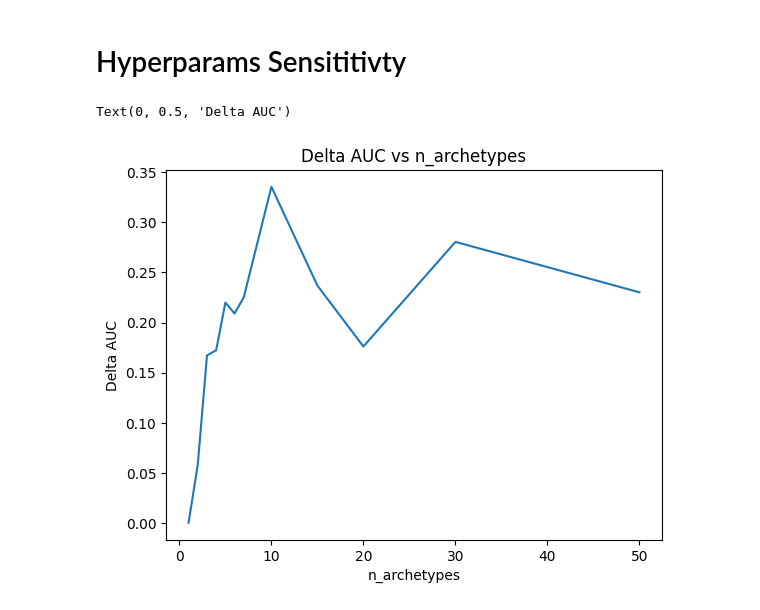
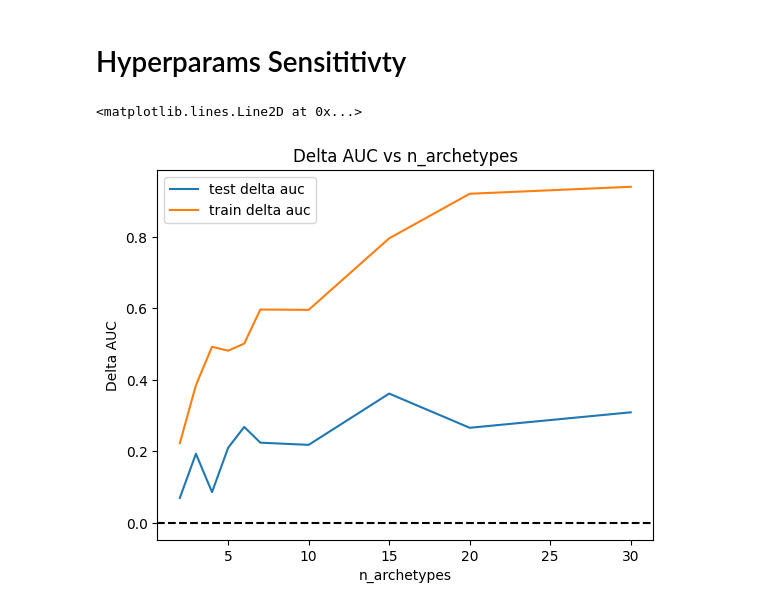
Before and after one commit to AlanGanem/heterogeneous-metric-learning, a Jupyter notebook: examples/HML Examples.ipynb, the cells around one changed output. Cells and saved outputs as stored; diff of their text form; code cells hidden in the pictures.

```diff
--- a/examples/HML Examples.ipynb
+++ b/examples/HML Examples.ipynb
@@ -167,4 +154,6 @@ test_df.loc[:, ["umap0","umap1"]] = umap.transform( forest_ensemble.apply(X_test
 CAT_FEATURES
 # %% [output]
 ['HomePlanet', 'CryoSleep', 'Destination', 'VIP', 'Cabin0', 'Cabin2']
+# %%
+test_df["model_score"] = forest_ensemble.predict_proba(X_test)[:,1]
 # %%
@@ -225,0 +222,3 @@ Delta AUC (0 to 100): 0.341
+# %%
+linear_model = make_pipeline(QuantileTransformer(),LogisticRegression())
+split_ensemble = RandomForestClassifier(n_jobs = -1)
@@ -225,0 +268,16 @@ Delta AUC (0 to 100): 0.341
+# %%
+np.random.seed(42)
+linear_model.fit(X_train, y_train)
+
+baseline_auc_test = roc_auc_score(test_df[TARGET], linear_model.predict_proba(X_test)[:,1])
+baseline_auc_train = roc_auc_score(train_df[TARGET], linear_model.predict_proba(X_train)[:,1])
+
+
+plt.plot(cluster_sizes, [100*(a-baseline_auc_test) for a in aucs_test], label = "test delta auc")
+plt.plot(cluster_sizes, [100*(a-baseline_auc_train) for a in aucs_train], label = "train delta auc")
+
+plt.legend()
+plt.title("Delta AUC vs n_archetypes using linear model as final estimator")
+plt.xlabel("n_archetypes")
+plt.ylabel("Delta AUC")
+plt.axhline(0, ls = '--', color = "black")
@@ -226,9 +287,12 @@ Delta AUC (0 to 100): 0.341
 # %% [markdown]
 # Hyperparams Sensititivty
 # %%
-split_ensemble = LGBMClassifier()
-#split_ensemble = RandomForestClassifier()
+from sklearn.linear_model import LogisticRegression, LogisticRegressionCV
+from sklearn.preprocessing import QuantileTransformer
+split_ensemble = LGBMClassifier(n_jobs = -1)
+#split_ensemble = RandomForestClassifier(n_jobs = -1, min_samples_leaf=1)
 
-regular_ensemble = LGBMClassifier()
-#regular_ensemble = RandomForestClassifier()
+regular_ensemble = LGBMClassifier(n_jobs = -1)
+#regular_ensemble = make_pipeline(QuantileTransformer(), LogisticRegression(C = 0.01))
+#regular_ensemble = RandomForestClassifier(n_jobs = -1, min_samples_leaf=1)
 # %%
@@ -275,11 +341,19 @@ for c in tqdm(cluster_sizes):
 # %%
-baseline_auc = roc_auc_score(test_df[TARGET], test_df["naive_pred"])
+np.random.seed(42)
+regular_ensemble.fit(X_train, y_train)
 
-plt.plot(cluster_sizes, [100*(a-baseline_auc) for a in aucs])
+baseline_auc_test = roc_auc_score(test_df[TARGET], regular_ensemble.predict_proba(X_test)[:,1])
+baseline_auc_train = roc_auc_score(train_df[TARGET], regular_ensemble.predict_proba(X_train)[:,1])
 
+
+plt.plot(cluster_sizes, [100*(a-baseline_auc_test) for a in aucs_test], label = "test delta auc")
+plt.plot(cluster_sizes, [100*(a-baseline_auc_train) for a in aucs_train], label = "train delta auc")
+
+plt.legend()
 plt.title("Delta AUC vs n_archetypes")
 plt.xlabel("n_archetypes")
 plt.ylabel("Delta AUC")
+plt.axhline(0, ls = '--', color = "black")
 # %% [output]
-Text(0, 0.5, 'Delta AUC')
+<matplotlib.lines.Line2D at 0x...>
-[figure, old version]
+[figure, new version]
```
Also changed, not shown: parts of 28 cells of this notebook, 3 other files.
